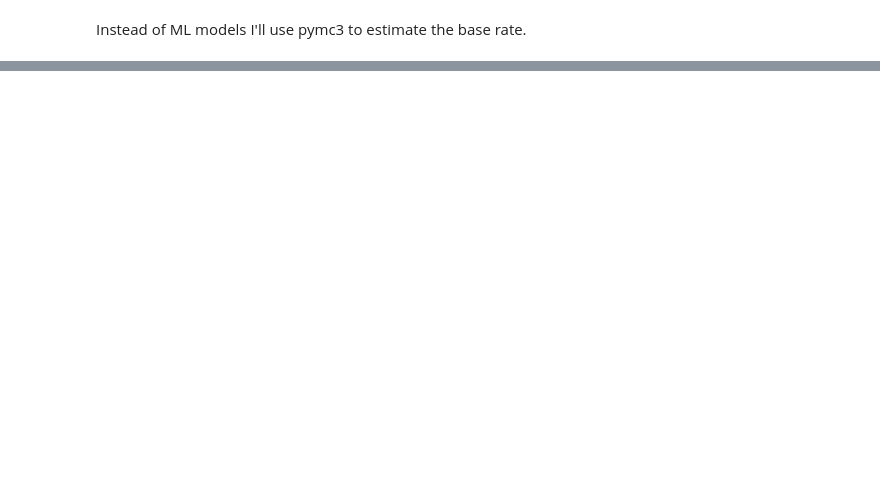
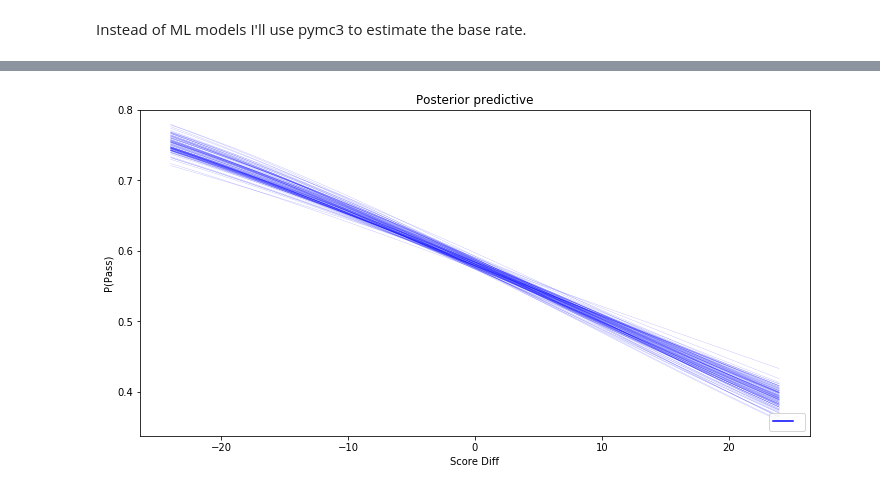
Before and after one commit to btatkinson/pass_exp, a Jupyter notebook: nfl_pass_exp.ipynb, the cells around one changed output, grey strips where cells are left out. Cells and saved outputs as stored; diff of their text form; code cells hidden in the pictures; blank space fills up the shorter version.

```diff
--- a/nfl_pass_exp.ipynb
+++ b/nfl_pass_exp.ipynb
@@ -485,0 +562,25 @@ ValueError: Not enough samples to build a trace.
+# %%
+def lm_full(trace, score_diff):
+    shape = np.broadcast(score_diff).shape
+    x_norm = np.asarray([np.broadcast_to(x, shape) for x in [score_diff]])
+    # return inverse logit
+    return 1 / (1 + np.exp(-(trace['α'] +
+                             trace['β']*x_norm[0])))
+
+samples=1000
+x = np.linspace(-17, 17, samples)
+
+lm = lambda x, trace: lm_full(trace, x)
+
+fig = plt.figure(figsize=(12,6))
+pm.plot_posterior_predictive_glm(trace, eval=np.linspace(-24,24,1000), lm=lm, samples=100, color='blue', alpha=.5)
+
+import matplotlib.lines as mlines
+blue_line = mlines.Line2D(['lm'], [], color='b')
+plt.legend(handles=[blue_line], loc='lower right')
+plt.ylabel("P(Pass)")
+plt.xlabel("Score Diff")
+plt.savefig("./figures/score_diff.png")
+plt.show()
+# %% [output]
+[figure, added]
```
Also changed, not shown: parts of 25 cells of this notebook, 1 other file.
